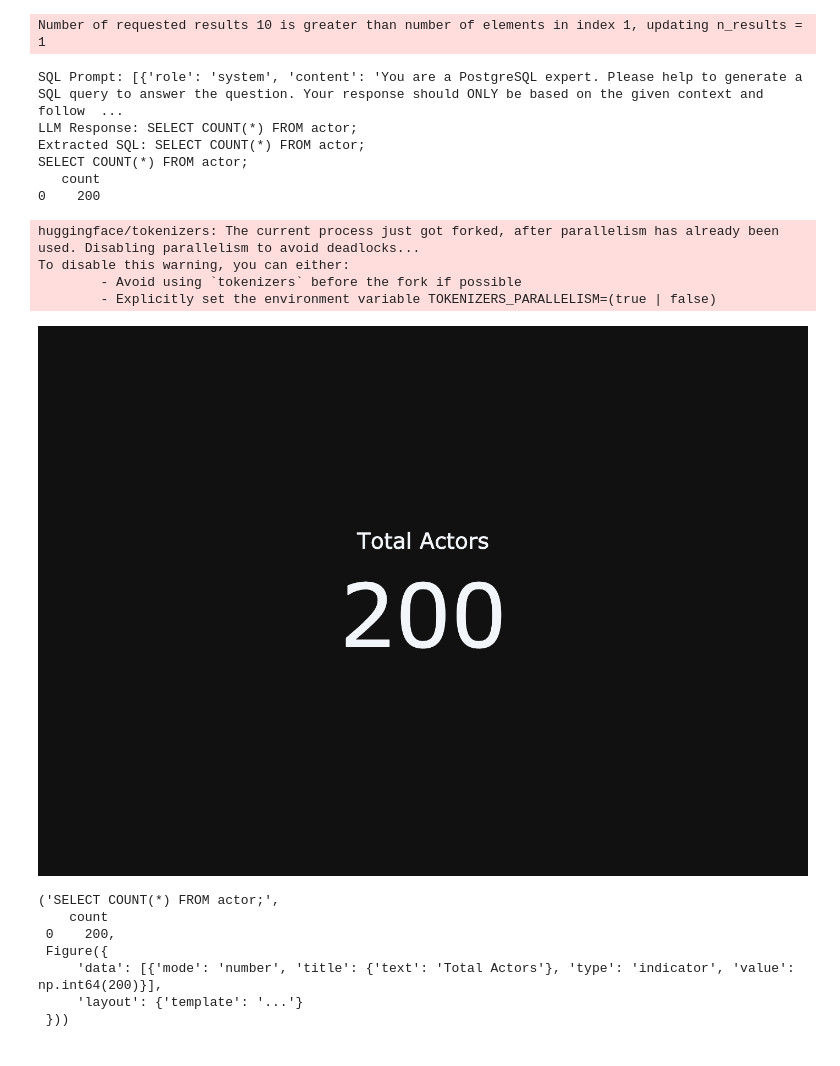
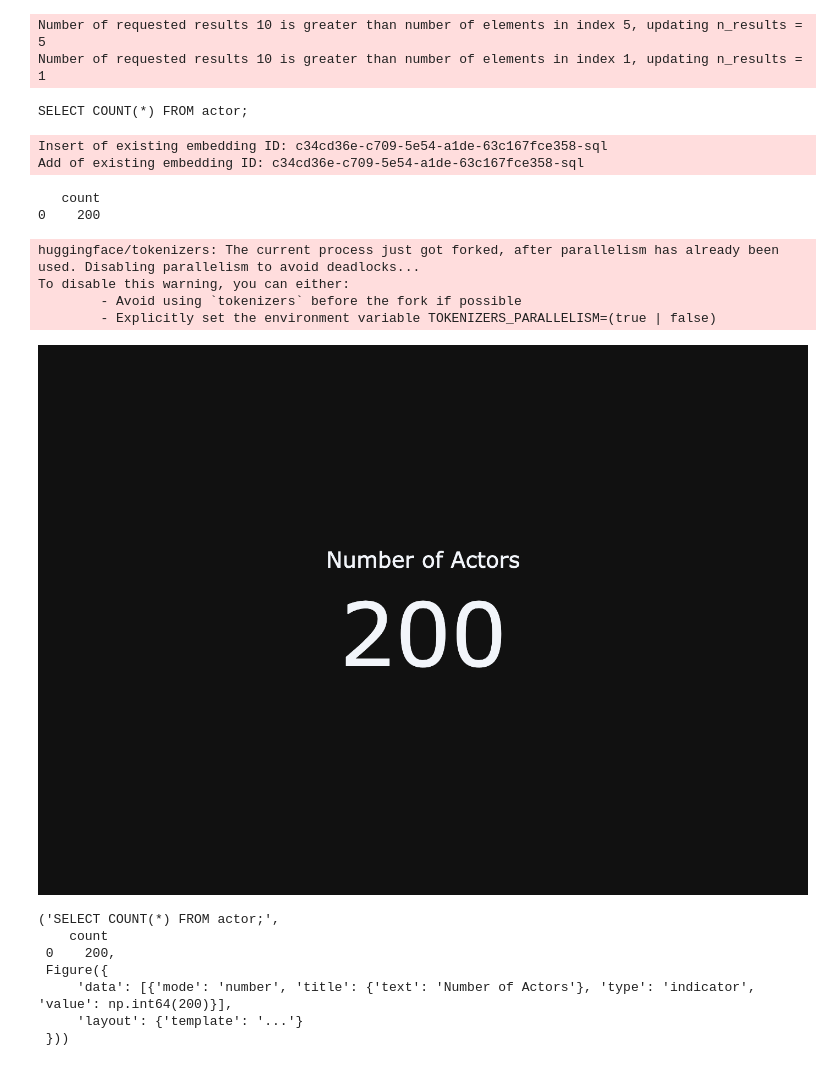
Before and after one commit to Rishi-Raj-Kalita/RealAISolutionsHubNotebooks, a Jupyter notebook: text_to_sql/main-bedrock.ipynb, the cells around one changed output. Cells and saved outputs as stored; diff of their text form; code cells hidden in the pictures.

```diff
--- a/text_to_sql/main-bedrock.ipynb
+++ b/text_to_sql/main-bedrock.ipynb
@@ -137,24 +87,24 @@ training_data
 # %%
-vn.ask("How many total actors in actor database?")
+vn.ask("How many actors are there in the database?")
 # %% [output]
+Number of requested results 10 is greater than number of elements in index 5, updating n_results = 5
 Number of requested results 10 is greater than number of elements in index 1, updating n_results = 1
-SQL Prompt: [{'role': 'system', 'content': 'You are a PostgreSQL expert. Please help to generate a SQL query to answer the question. Your response should ONLY be based on the given context and follow  ...
-LLM Response: SELECT COUNT(*) FROM actor;
-Extracted SQL: SELECT COUNT(*) FROM actor;
 SELECT COUNT(*) FROM actor;
-   count
-0    200
-huggingface/tokenizers: The current process just got forked, after parallelism has already been used. Disabling parallelism to avoid deadlocks...
-To disable this warning, you can either:
-        - Avoid using `tokenizers` before the fork if possible
-        - Explicitly set the environment variable TOKENIZERS_PARALLELISM=(true | false)
+Insert of existing embedding ID: c34cd36e-c709-5e54-a1de-63c167fce358-sql
+Add of existing embedding ID: c34cd36e-c709-5e54-a1de-63c167fce358-sql
+   count
+0    200
+huggingface/tokenizers: The current process just got forked, after parallelism has already been used. Disabling parallelism to avoid deadlocks...
+To disable this warning, you can either:
+        - Avoid using `tokenizers` before the fork if possible
+        - Explicitly set the environment variable TOKENIZERS_PARALLELISM=(true | false)
-[figure, old version]
+[figure, new version]
-('SELECT COUNT(*) FROM actor;',
-    count
- 0    200,
- Figure({
-     'data': [{'mode': 'number', 'title': {'text': 'Total Actors'}, 'type': 'indicator', 'value': np.int64(200)}],
-     'layout': {'template': '...'}
- }))
+('SELECT COUNT(*) FROM actor;',
+    count
+ 0    200,
+ Figure({
+     'data': [{'mode': 'number', 'title': {'text': 'Number of Actors'}, 'type': 'indicator', 'value': np.int64(200)}],
+     'layout': {'template': '...'}
+ }))
 # %%
 from vanna.flask import VannaFlaskApp
```
Also changed, not shown: parts of 8 cells of this notebook, 8 other files.
